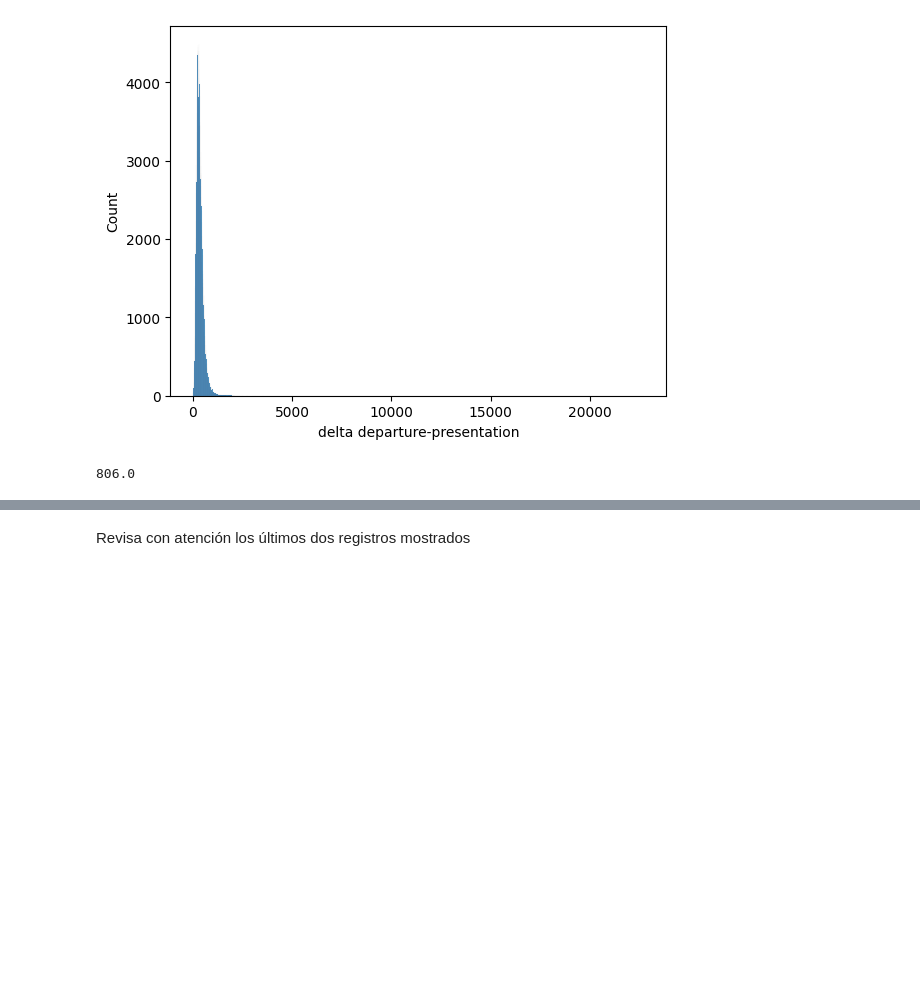
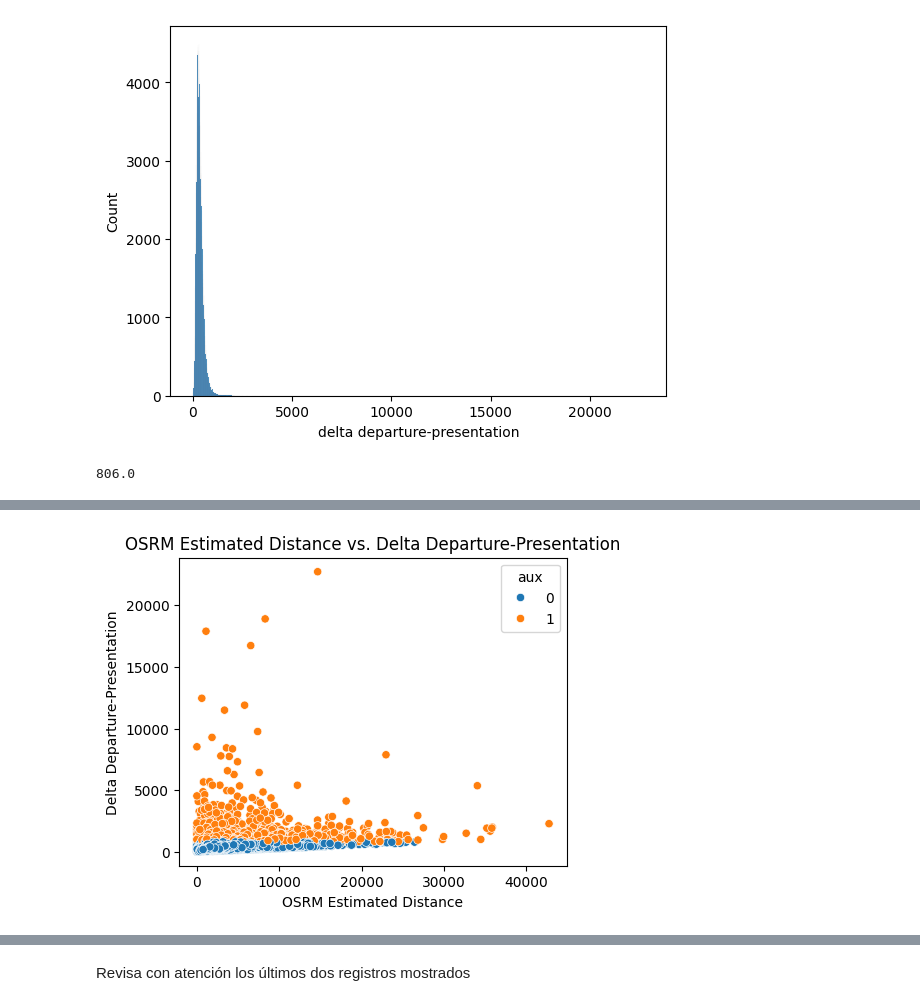
Before and after one commit to AnIsAsPe/Regresion-Robusta-para-estimar-tiempo-de-respuesta-de-un-servicio-de-emergencia, a Jupyter notebook: Notebooks/1_Response_time_Paris_Fire_Brigade.ipynb, the cells around one changed output, grey strips where cells are left out. Cells and saved outputs as stored; diff of their text form; code cells hidden in the pictures; blank space fills up the shorter version.

```diff
--- a/Notebooks/1_Response_time_Paris_Fire_Brigade.ipynb
+++ b/Notebooks/1_Response_time_Paris_Fire_Brigade.ipynb
@@ -684,3 +682,19 @@ plt.show()
+# %%
+# @title
+plt.figure(figsize=(5, 4))
+sns.scatterplot(x='OSRM estimated distance',
+                y='delta departure-presentation',
+                hue='aux',
+                data=df
+                # data = df[df.aux==0].sample(5000)
+)
+
+plt.ylabel('Delta Departure-Presentation')
+plt.xlabel('OSRM Estimated Distance')
+plt.title('OSRM Estimated Distance vs. Delta Departure-Presentation')
+plt.show()
+# %% [output]
+[figure, added]
 # %%
 seleccion = ((df['OSRM estimated distance']>20350) & (df['OSRM estimated distance']<20500))
 df[seleccion].T
```
Also changed, not shown: parts of 32 cells of this notebook.
